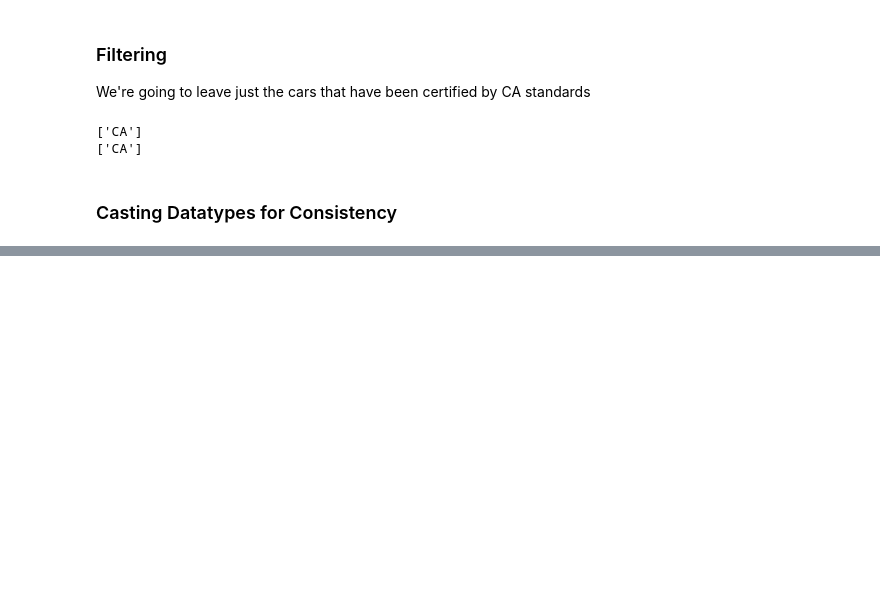
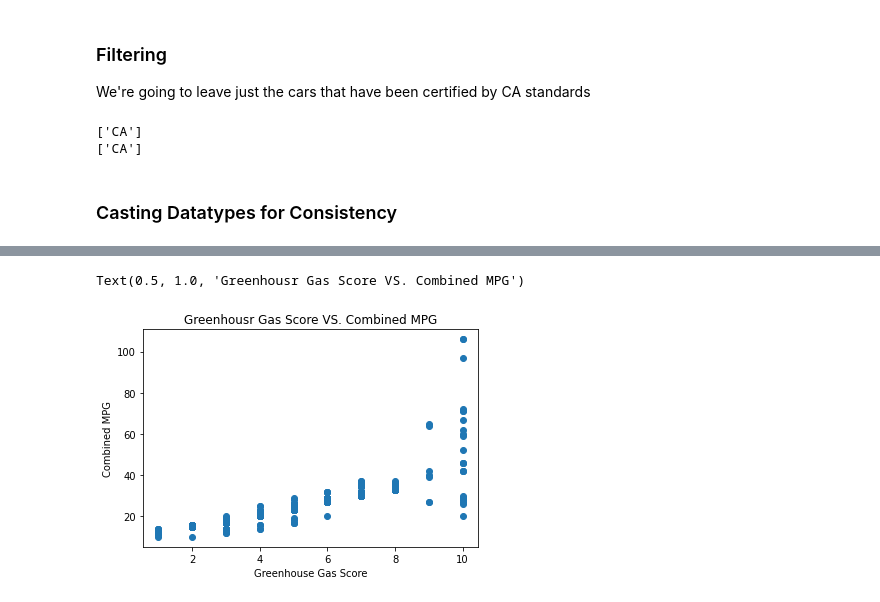
Before and after one commit to DiegoMerino28/Fuel-Economy-Analysis, a Jupyter notebook: fuel_economy.ipynb, the cells around one changed output, grey strips where cells are left out. Saved outputs shown, nothing was run; the diff lists cells and outputs as text; code cells hidden in the pictures; blank space fills up the shorter version.

```diff
--- a/fuel_economy.ipynb
+++ b/fuel_economy.ipynb
@@ -228,0 +280,8 @@ df_2018 = df_2018.astype({'cyl' : 'int64'})
+# %%
+plt.scatter(data= df_2018, x = 'greenhouse_gas_score', y= 'cmb_mpg')
+plt.xlabel('Greenhouse Gas Score')
+plt.ylabel('Combined MPG')
+plt.title('Greenhousr Gas Score VS. Combined MPG')
+# %% [output]
+Text(0.5, 1.0, 'Greenhousr Gas Score VS. Combined MPG')
+[figure, added]
```
Also changed, not shown: parts of 19 cells of this notebook.
